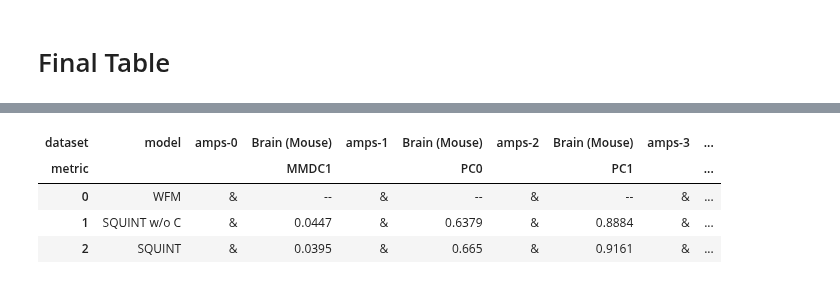
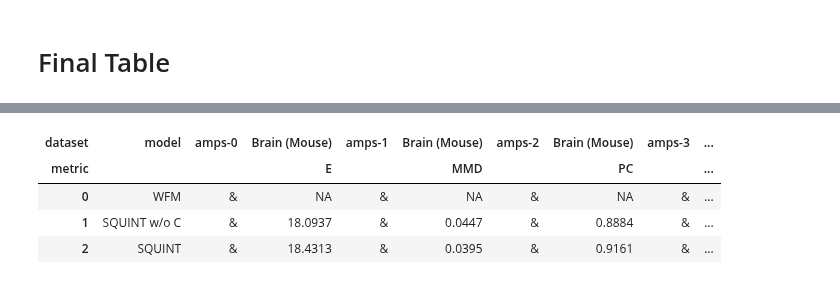
Before and after one commit to Lotfollahi-lab/squint-reproducibility, a Jupyter notebook: analysis/tasks/2D-imputation/imputation_metrics_table.ipynb, the cells around one changed output, grey strips where cells are left out. Drawn from its saved outputs; the diff is of its cells as text; code cells hidden in the pictures.

Commit message:
adds energy metric results

```diff
--- a/analysis/tasks/2D-imputation/imputation_metrics_table.ipynb
+++ b/analysis/tasks/2D-imputation/imputation_metrics_table.ipynb
@@ -157,8 +156,10 @@ def build_clean_sweep_results_df(
 df_datasets = []
 metrics = [
     "pearson_1hop_nbr",
-    "pearson_cell_wise",
+    # "pearson_cell_wise",
     # "pearson_gene_wise_1hop_nbr",
     "mmd_1hop_nbr",
-    # "mmd_pca_1hop_nbr"
+    # "mmd_pca_1hop_nbr",
+    "energy_pca_1hop_nbr",
+    # "energy_1hop_nbr",
 ]
@@ -164,0 +172,17 @@ metrics = [
+# %%
+sweep_dir = Path("/lustre/scratch126/cellgen/lotfollahi/am84/VQNiche/logs/xhs1000-39b_1p/sweep/VQNiche/batch=[2, 11, 9, 28, 29, 32, 12]/spatial_n_neighs_8/seed/20250923-222431")
+wandb_run_dirs = collect_wandb_run_dirs(sweep_dir)
+sweep_results = build_sweep_test_results_df(
+    wandb_run_dirs,
+    split='3-test-patch',
+    conditioning=False,
+)
+display(sweep_results.head(3))
+
+df_long = build_clean_sweep_results_df(
+                sweep_results,
+                metrics,
+            )
+display(df_long.head(3))
+
+df_datasets.append(df_long)
@@ -164,0 +200,17 @@ metrics = [
+# %%
+sweep_dir = Path("/lustre/scratch126/cellgen/lotfollahi/am84/VQNiche/logs/xhs1000-39b_1p/sweep/VQNiche/batch=[2, 11, 9, 28, 29, 32, 12]/spatial_n_neighs_8/seed/20250923-220522")
+wandb_run_dirs = collect_wandb_run_dirs(sweep_dir)
+sweep_results = build_sweep_test_results_df(
+    wandb_run_dirs,
+    split='3-test-patch',
+    conditioning=True,
+)
+display(sweep_results.head(3))
+
+df_long = build_clean_sweep_results_df(
+                sweep_results,
+                metrics,
+            )
+display(df_long.head(3))
+
+df_datasets.append(df_long)
@@ -399,19 +460,21 @@ display(df_avg)
 # %%
 df_pivot = df_avg.pivot(index='model', columns=['dataset','metric'], values='value')
 model_order = ['WFM',  'SQUINT w/o C', 'SQUINT']
 df_pivot = df_pivot.reindex(model_order).reset_index()
-df_pivot = df_pivot.fillna('--')
+df_pivot = df_pivot.fillna('NA')
+
 for i in range(df_pivot.shape[1]-1):
     df_pivot.insert(i*2+1,f'amps-{i}','&')
 i += 1
 df_pivot.insert(i*2+1,f'newline-{i}','\\\\')
+
 display(df_pivot)
 # %% [output]
 | dataset | model | amps-0 | Brain (Mouse) | amps-1 | Brain (Mouse) | amps-2 | Brain (Mouse) | amps-3 | ... |
-| metric |  |  | MMDC1 |  | PC0 |  | PC1 |  | ... |
-| 0 | WFM | & | -- | & | -- | & | -- | & | ... |
-| 1 | SQUINT w/o C | & | 0.0447 | & | 0.6379 | & | 0.8884 | & | ... |
-| 2 | SQUINT | & | 0.0395 | & | 0.665 | & | 0.9161 | & | ... |
+| metric |  |  | E |  | MMD |  | PC |  | ... |
+| 0 | WFM | & | NA | & | NA | & | NA | & | ... |
+| 1 | SQUINT w/o C | & | 18.0937 | & | 0.0447 | & | 0.8884 | & | ... |
+| 2 | SQUINT | & | 18.4313 | & | 0.0395 | & | 0.9161 | & | ... |
 # %%
 top_str = """\\begin{table*}[t]\n
 \\small
```
Also changed, not shown: parts of 14 cells of this notebook, 4 other files.
